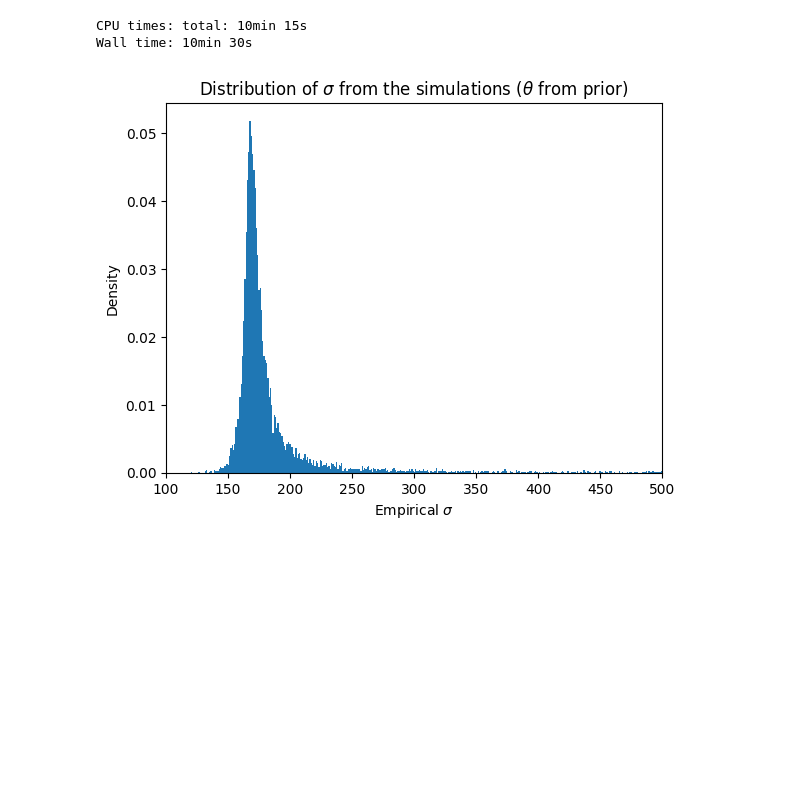
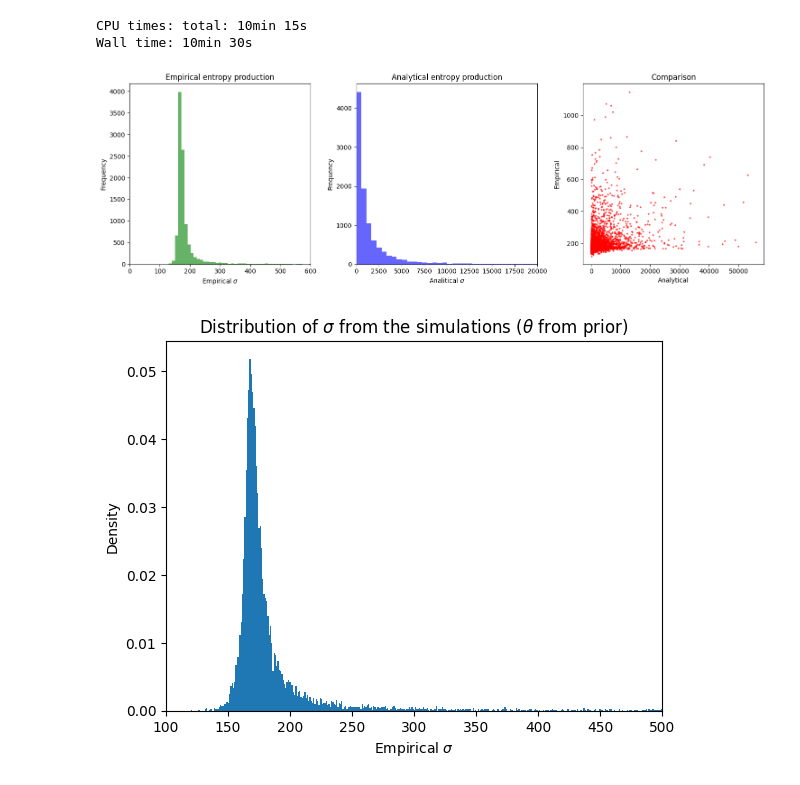
Before and after one commit to jacopocarotenuto/SBI_RedBloodCells, a Jupyter notebook: results.ipynb, the cells around one changed output. Cells and saved outputs as stored; diff of their text form; code cells hidden in the pictures; blank space fills up the shorter version.

Commit message:
hist

```diff
--- a/results.ipynb
+++ b/results.ipynb
@@ -343,7 +343,7 @@ Computing 10000 simulations in 100 batches
 CPU times: total: 10min 15s
 Wall time: 10min 30s
 # %%
-action = "save"
+action = "load"
 
 if action == "save":
     with open("data/sigma_from_prior.pkl", 'wb') as f:
@@ -364,6 +364,26 @@ if action == "load":
 
     with open("data/theta.pkl", 'rb') as f:
         theta = pickle.load(f)
+# %%
+# do a figure with 3 subplots, 1 hist for empirical, 1 for analytical, 1 for the difference
+fig, ax = plt.subplots(1, 3, figsize=(15, 5))
+ax[0].hist(emp_sigma_from_prior, bins=int(np.sqrt(len(emp_sigma_from_prior))), alpha=0.6, color='g')
+ax[0].set_xlim(0, 6e2)
+ax[0].set_title("Empirical entropy production")
+ax[0].set_xlabel(r"Empirical $\sigma$")
+ax[0].set_ylabel("Frequency")
+ax[1].hist(sigma_from_prior, bins=int(np.sqrt(len(sigma_from_prior))), alpha=0.6, color='b')
+ax[1].set_xlim(0, 2e4)
+ax[1].set_title("Analytical entropy production")
+ax[1].set_xlabel(r"Analitical $\sigma$")
+ax[1].set_ylabel("Frequency")
+ax[2].scatter(sigma_from_prior, emp_sigma_from_prior, alpha=0.6, color='r', s=3)
+ax[2].set_title("Comparison")
+ax[2].set_xlabel("Analytical")
+ax[2].set_ylabel("Empirical")
+plt.tight_layout()
+# %% [output]
+[figure, added]
 # %%
 plt.hist(emp_sigma_from_prior, bins=int(1e3), density=True)
 plt.xlim(100, 500)
```
